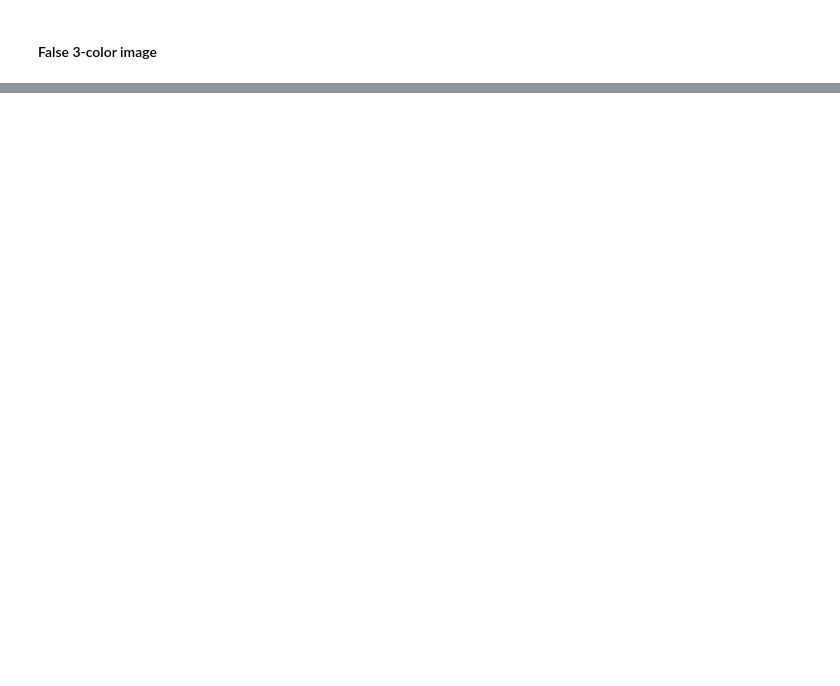
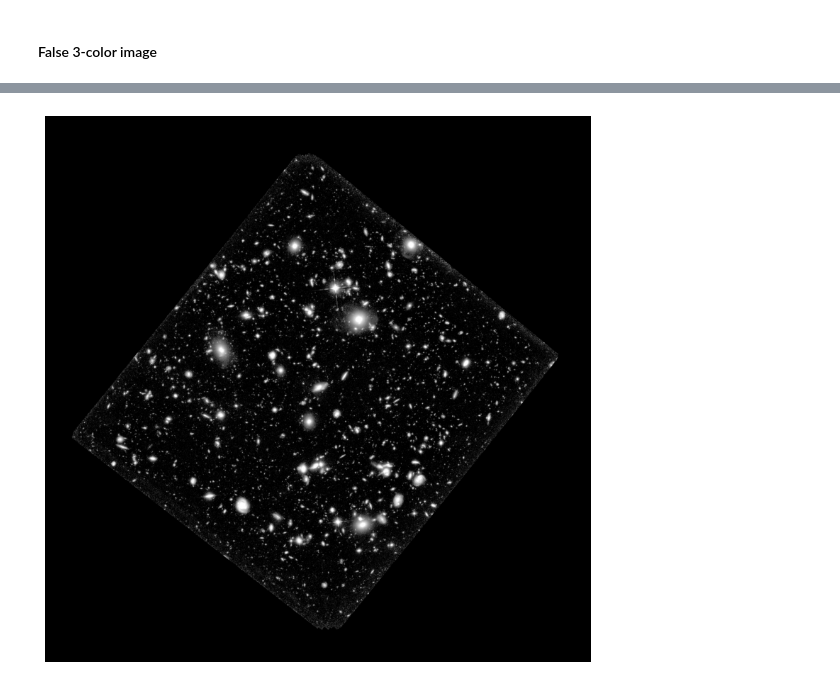
Before and after one commit to Alexis-Valdes/ASTR19_Final_Project, a Jupyter notebook: Final_Project.ipynb, the cells around one changed output, grey strips where cells are left out. Saved outputs shown, nothing was run; the diff lists cells and outputs as text; code cells hidden in the pictures; blank space fills up the shorter version.

```diff
--- a/Final_Project.ipynb
+++ b/Final_Project.ipynb
@@ -152,0 +191,3 @@ plt.show()
+# %%
+fits_quicklook(f105_data)
+plt.colorbar()
@@ -152,0 +207,29 @@ plt.show()
+# %%
+f105_res = rescale_image(f105_data)
+f125_res = rescale_image(f125_data)
+f160_res = rescale_image(f160_data)
+
+data_all = np.zeros((f105_data.shape[0], f105_data.shape[1], 3))
+
+data_all[:, :, 0] = f160_res
+data_all[:, :, 1] = f125_res
+data_all[:, :, 2] = f105_res
+
+def remap(data):
+    # copy the data
+    pdata_tmp = data.copy()
+
+    dmin = pdata_tmp.min()
+    dmax = pdata_tmp.max()
+    return (pdata_tmp - dmin)/(dmax-dmin)
+
+rgb_image = np.zeros((f105_data.shape[0], f105_data.shape[1], 3))
+
+rgb_image = remap(data_all)
+
+f, ax = plt.subplots(1, 1, figsize=(10, 10))
+ax.axis('off')
+ax.imshow(rgb_image)
+plt.savefig('FinalP_imgs/UDF_falseImg.png', bbox_inches='tight', pad_inches=0, dpi=600)
+# %% [output]
+[figure, added]
```
Also changed, not shown: parts of 8 cells of this notebook, 3 other files.
